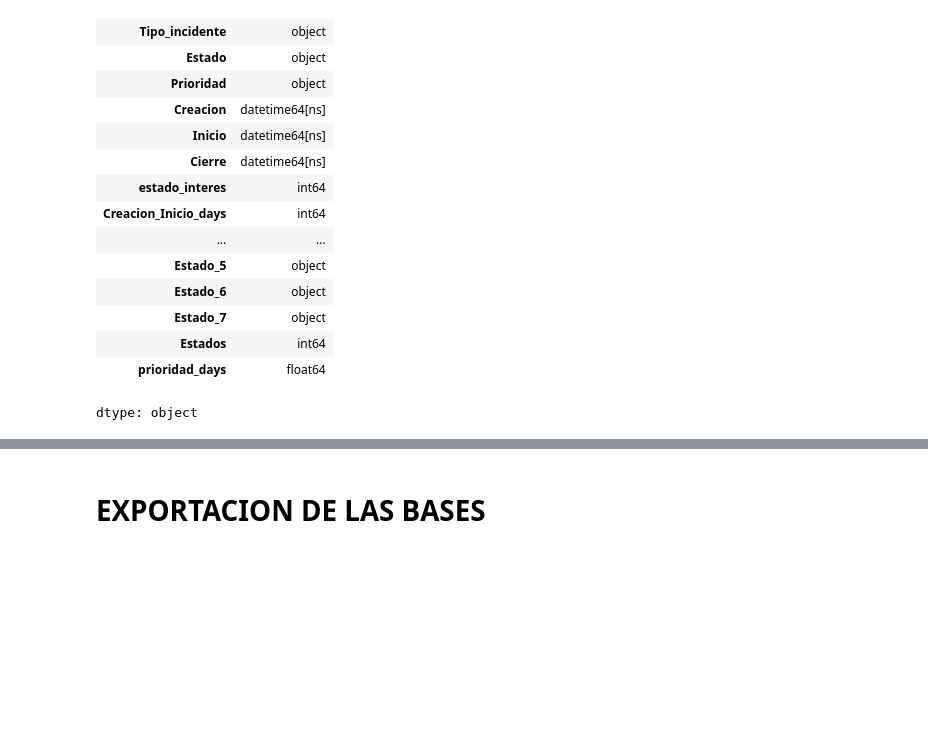
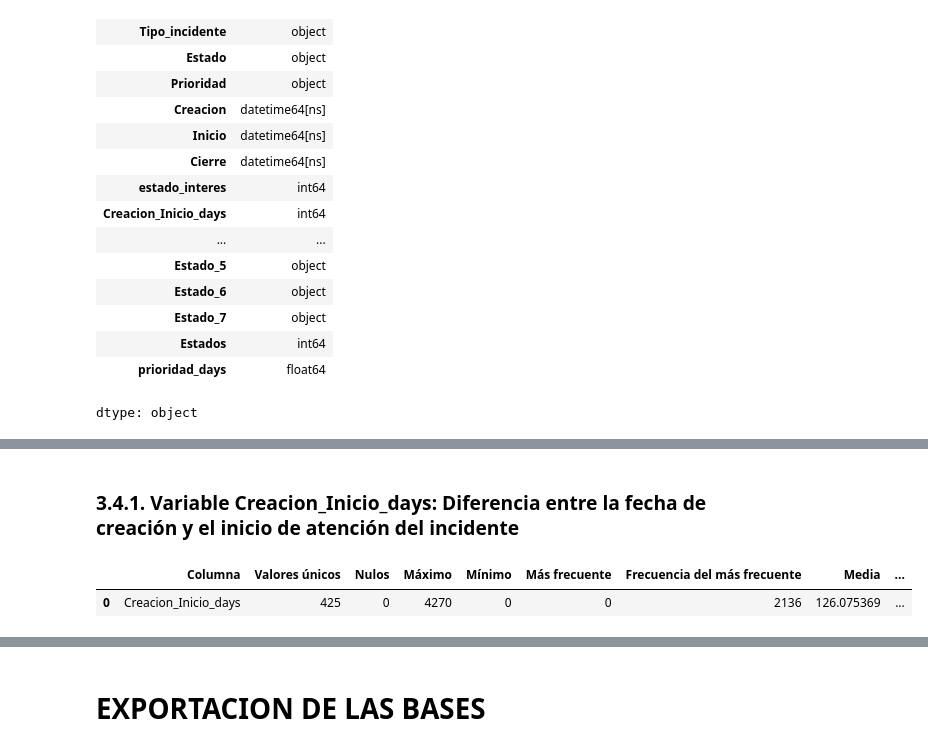
Before and after one commit to WMARBAR/CProgram_incidencias, a Jupyter notebook: constructor4_proyecto_II.ipynb, the cells around one changed output, grey strips where cells are left out. Saved outputs shown, nothing was run; the diff lists cells and outputs as text; code cells hidden in the pictures; blank space fills up the shorter version.

```diff
--- a/constructor4_proyecto_II.ipynb
+++ b/constructor4_proyecto_II.ipynb
@@ -612,0 +682,7 @@ df_merged
+# %% [markdown]
+### 3.4.1. Variable Creacion_Inicio_days: Diferencia entre la fecha de creación y el inicio de atención del incidente
+# %%
+numeric_feats(df_merged,'Creacion_Inicio_days')
+# %% [output]
+|  | Columna | Valores únicos | Nulos | Máximo | Mínimo | Más frecuente | Frecuencia del más frecuente | Media | ... |
+| 0 | Creacion_Inicio_days | 425 | 0 | 4270 | 0 | 0 | 2136 | 126.075369 | ... |
```
Also changed, not shown: parts of 26 cells of this notebook.
